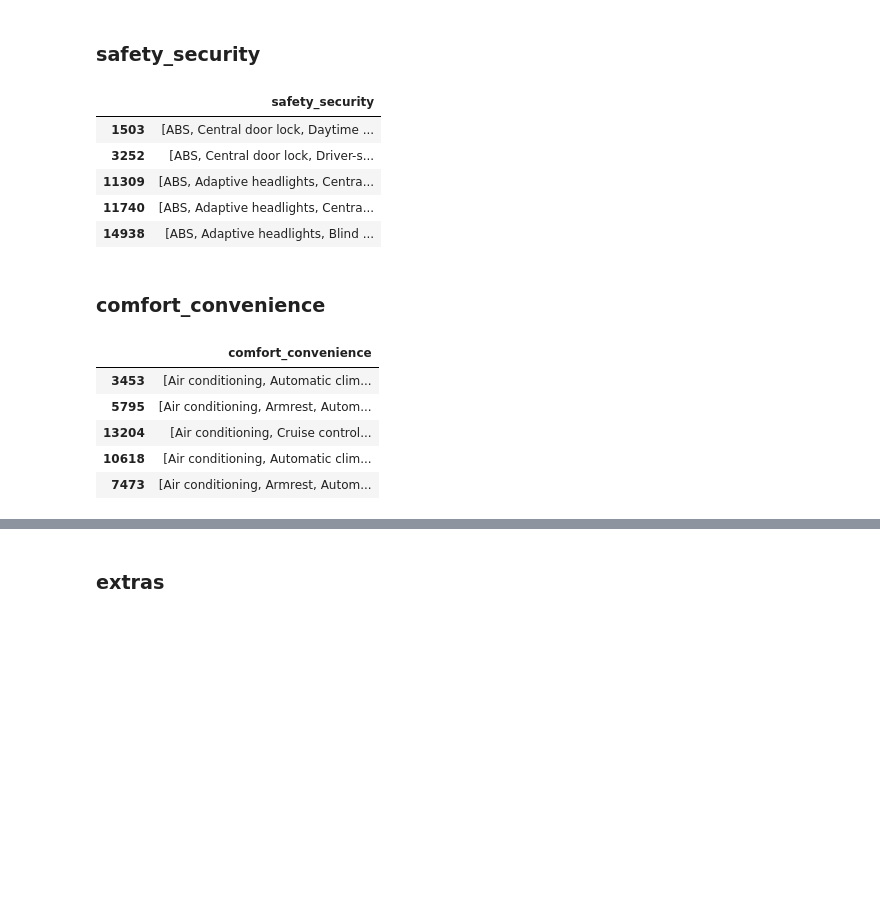
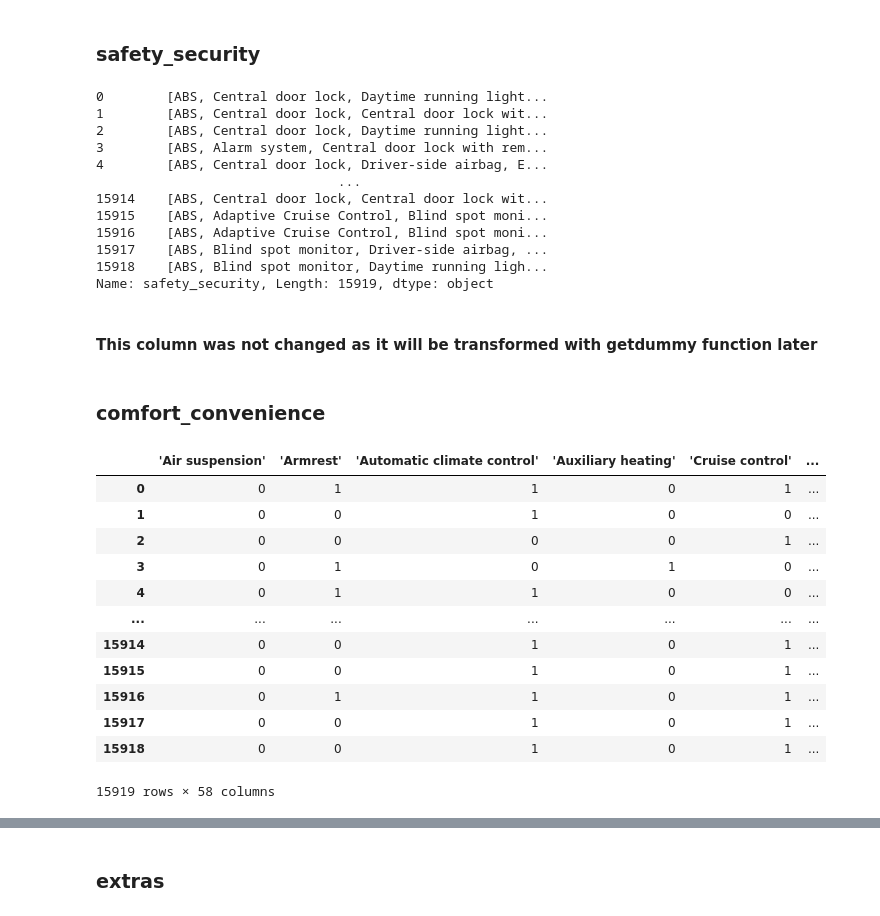
Before and after one commit to drewgervang/magnimind, a Jupyter notebook: Machine Learning/ML_Project1 - Car Data/ML_Project1 - Cleaning Car Data.ipynb, the cells around one changed output, grey strips where cells are left out. Drawn from its saved outputs; the diff is of its cells as text; code cells hidden in the pictures; blank space fills up the shorter version.

Commit message:
ML_Project1 cleaning data done

```diff
--- a/Machine Learning/ML_Project1 - Car Data/ML_Project1 - Cleaning Car Data.ipynb
+++ b/Machine Learning/ML_Project1 - Car Data/ML_Project1 - Cleaning Car Data.ipynb
@@ -377,3 +498,3 @@ Name: consumption, Length: 15919, dtype: float64
 # %%
 # city
-car_data['consumption'].str[1].str[0].str.replace('l/100 km (city)', '').str.replace('kg/100 km (city)', '').replace('\n', 'NaN').astype("float")
+car_data['city_emissions'] = car_data['consumption'].str[1].str[0].str.replace('l/100 km (city)', '').str.replace('kg/100 km (city)', '').replace('\n', 'NaN').astype("float")
@@ -393,3 +513,3 @@ Name: consumption, Length: 15919, dtype: float64
 # %%
 # country
-car_data['consumption'].str[2].str[0].str.replace('l/100 km (country)', '').str.replace('kg/100 km (country)', '').replace('\n', 'NaN').astype("float")
+car_data['country_emissions'] = car_data['consumption'].str[2].str[0].str.replace('l/100 km (country)', '').str.replace('kg/100 km (country)', '').replace('\n', 'NaN').astype("float")
@@ -431,0 +565,2 @@ car_data['entertainment_media'].value_counts(dropna=False)
+# %%
+car_data['entertainment_media'] = car_data['entertainment_media'].astype('str').str.replace('[','').str.replace("]",'')
@@ -432,22 +569,39 @@ car_data['entertainment_media'].value_counts(dropna=False)
 # %% [markdown]
 ### safety_security
 # %%
-car_data['safety_security'].value_counts(dropna=False)
+car_data['safety_security']
 # %% [output]
-|  | safety_security |
-| 1503 | [ABS, Central door lock, Daytime ... |
-| 3252 | [ABS, Central door lock, Driver-s... |
-| 11309 | [ABS, Adaptive headlights, Centra... |
-| 11740 | [ABS, Adaptive headlights, Centra... |
-| 14938 | [ABS, Adaptive headlights, Blind ... |
+0        [ABS, Central door lock, Daytime running light...
+1        [ABS, Central door lock, Central door lock wit...
+2        [ABS, Central door lock, Daytime running light...
+3        [ABS, Alarm system, Central door lock with rem...
+4        [ABS, Central door lock, Driver-side airbag, E...
+                               ...
+15914    [ABS, Central door lock, Central door lock wit...
+15915    [ABS, Adaptive Cruise Control, Blind spot moni...
+15916    [ABS, Adaptive Cruise Control, Blind spot moni...
+15917    [ABS, Blind spot monitor, Driver-side airbag, ...
+15918    [ABS, Blind spot monitor, Daytime running ligh...
+Name: safety_security, Length: 15919, dtype: object
+# %% [markdown]
+#### This column was not changed as it will be transformed with getdummy function later
 # %% [markdown]
 ### comfort_convenience
 # %%
-car_data['comfort_convenience'].value_counts(dropna=False)
+car_data['comfort_convenience'] = car_data['comfort_convenience'].astype('str').str.replace('[','').str.replace("]",'')
-# %% [output]
-|  | comfort_convenience |
-| 3453 | [Air conditioning, Automatic clim... |
-| 5795 | [Air conditioning, Armrest, Autom... |
-| 13204 | [Air conditioning, Cruise control... |
-| 10618 | [Air conditioning, Automatic clim... |
-| 7473 | [Air conditioning, Armrest, Autom... |
+# %%
+car_data['comfort_convenience'].astype('str').str.replace('[','').str.replace("]",'').str.get_dummies(sep=",")
+# %% [output]
+|  | 'Air suspension' | 'Armrest' | 'Automatic climate control' | 'Auxiliary heating' | 'Cruise control' | ... |
+| 0 | 0 | 1 | 1 | 0 | 1 | ... |
+| 1 | 0 | 0 | 1 | 0 | 0 | ... |
+| 2 | 0 | 0 | 0 | 0 | 1 | ... |
+| 3 | 0 | 1 | 0 | 1 | 0 | ... |
+| 4 | 0 | 1 | 1 | 0 | 0 | ... |
+| ... | ... | ... | ... | ... | ... | ... |
+| 15914 | 0 | 0 | 1 | 0 | 1 | ... |
+| 15915 | 0 | 0 | 1 | 0 | 1 | ... |
+| 15916 | 0 | 1 | 1 | 0 | 1 | ... |
+| 15917 | 0 | 0 | 1 | 0 | 1 | ... |
+| 15918 | 0 | 0 | 1 | 0 | 1 | ... |
+15919 rows × 58 columns
```
Also changed, not shown: parts of 77 cells of this notebook, 4 other files.
